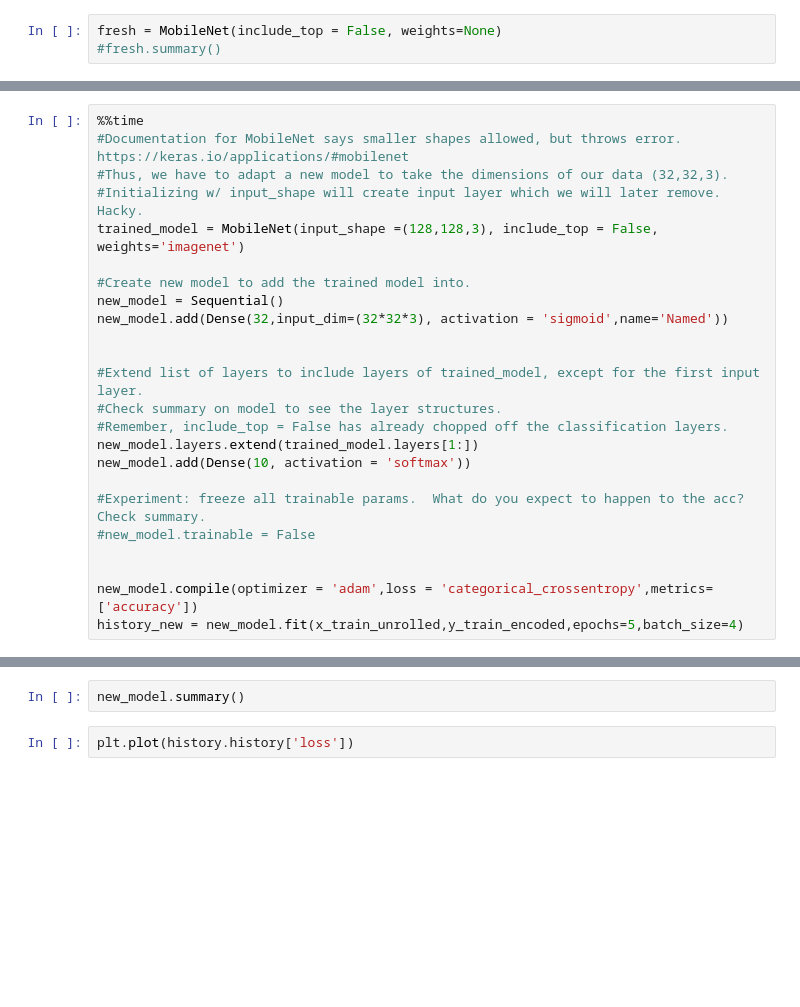
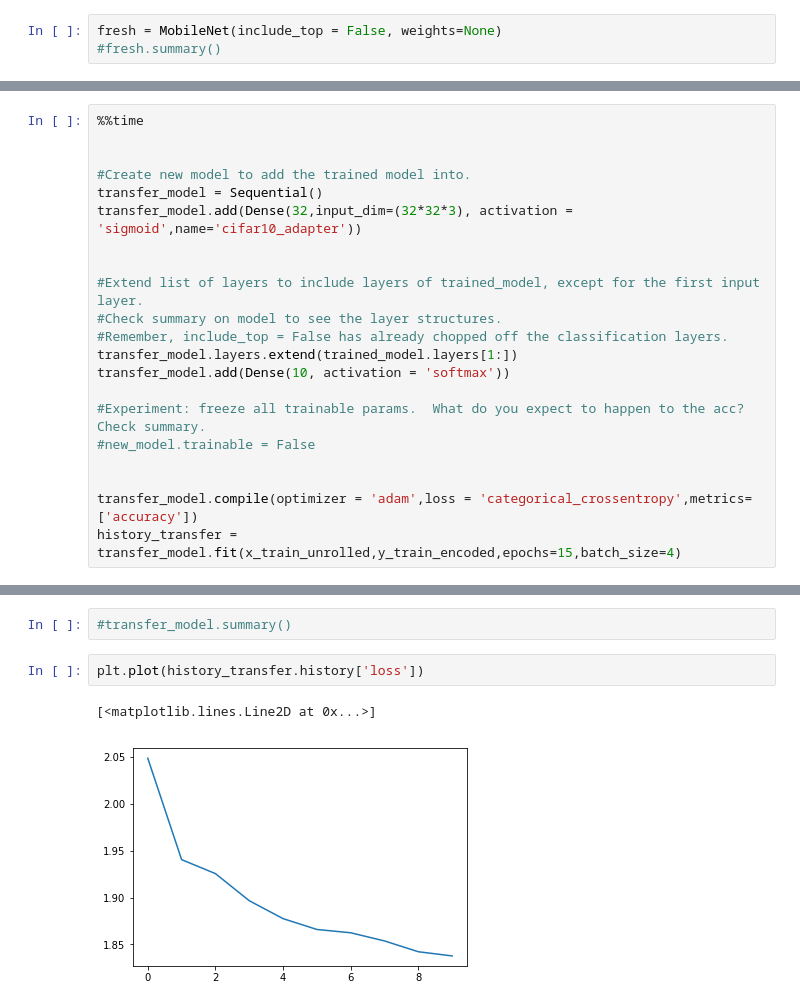
Before and after one commit to CameronBeebe/transfer_keras, a Jupyter notebook: TL_keras_lab.ipynb, the cells around one changed output, grey strips where cells are left out. Saved outputs shown, nothing was run; the diff lists cells and outputs as text; blank space fills up the shorter version.

```diff
--- a/TL_keras_lab.ipynb
+++ b/TL_keras_lab.ipynb
@@ -47,24 +83,21 @@ rand_init_model.add(fresh.get_layer())
 # %%
 %%time
-#Documentation for MobileNet says smaller shapes allowed, but throws error.  https://keras.io/applications/#mobilenet
-#Thus, we have to adapt a new model to take the dimensions of our data (32,32,3).
-#Initializing w/ input_shape will create input layer which we will later remove.  Hacky.
-trained_model = MobileNet(input_shape =(128,128,3), include_top = False, weights='imagenet')
+
 
 #Create new model to add the trained model into.
-new_model = Sequential()
-new_model.add(Dense(32,input_dim=(32*32*3), activation = 'sigmoid',name='Named'))
+transfer_model = Sequential()
+transfer_model.add(Dense(32,input_dim=(32*32*3), activation = 'sigmoid',name='cifar10_adapter'))
 
 
 #Extend list of layers to include layers of trained_model, except for the first input layer.
 #Check summary on model to see the layer structures.
 #Remember, include_top = False has already chopped off the classification layers.
-new_model.layers.extend(trained_model.layers[1:])
-new_model.add(Dense(10, activation = 'softmax'))
+transfer_model.layers.extend(trained_model.layers[1:])
+transfer_model.add(Dense(10, activation = 'softmax'))
 
 #Experiment: freeze all trainable params.  What do you expect to happen to the acc?  Check summary.
 #new_model.trainable = False
 
 
-new_model.compile(optimizer = 'adam',loss = 'categorical_crossentropy',metrics=['accuracy'])
-history_new = new_model.fit(x_train_unrolled,y_train_encoded,epochs=5,batch_size=4)
+transfer_model.compile(optimizer = 'adam',loss = 'categorical_crossentropy',metrics=['accuracy'])
+history_transfer = transfer_model.fit(x_train_unrolled,y_train_encoded,epochs=15,batch_size=4)
@@ -71,4 +122,7 @@ history_new = new_model.fit(x_train_unrolled,y_train_encoded,epochs=5,batch_size
-# %%
-new_model.summary()
+# %%
+#transfer_model.summary()
 # %%
-plt.plot(history.history['loss'])
+plt.plot(history_transfer.history['loss'])
+# %% [output]
+[<matplotlib.lines.Line2D at 0x...>]
+[figure, added]
```
Also changed, not shown: parts of 7 cells of this notebook.
